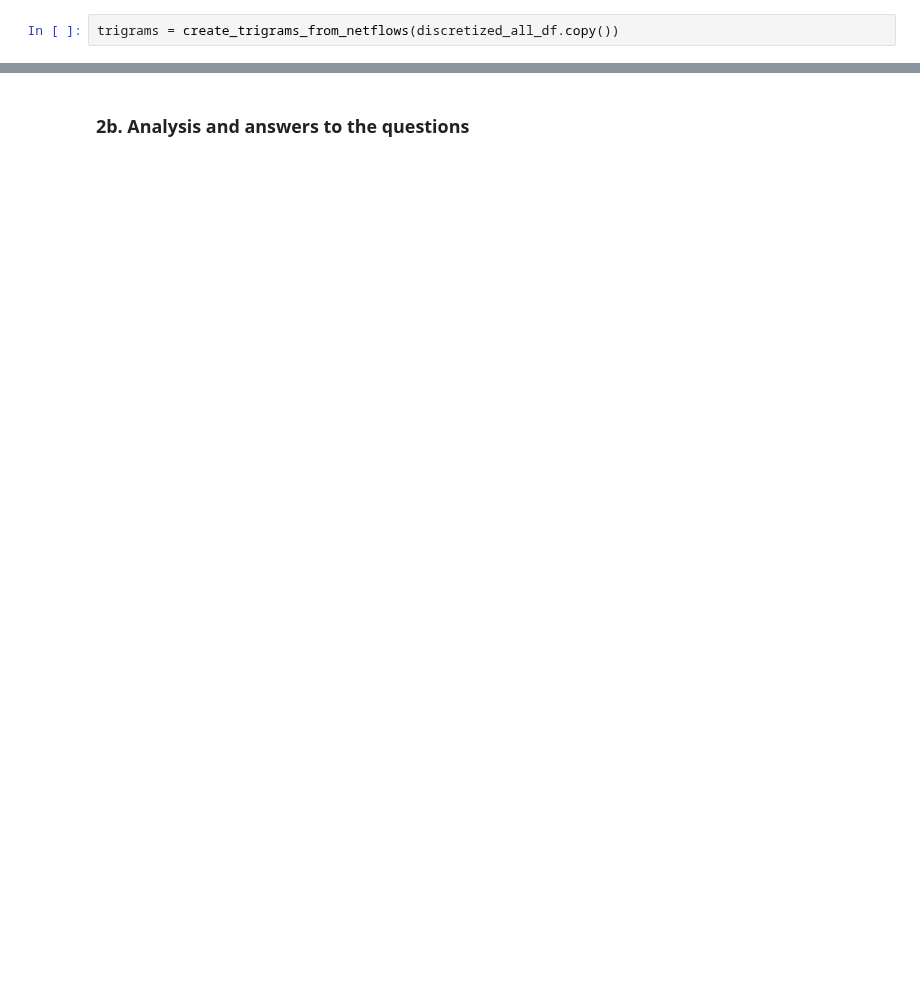
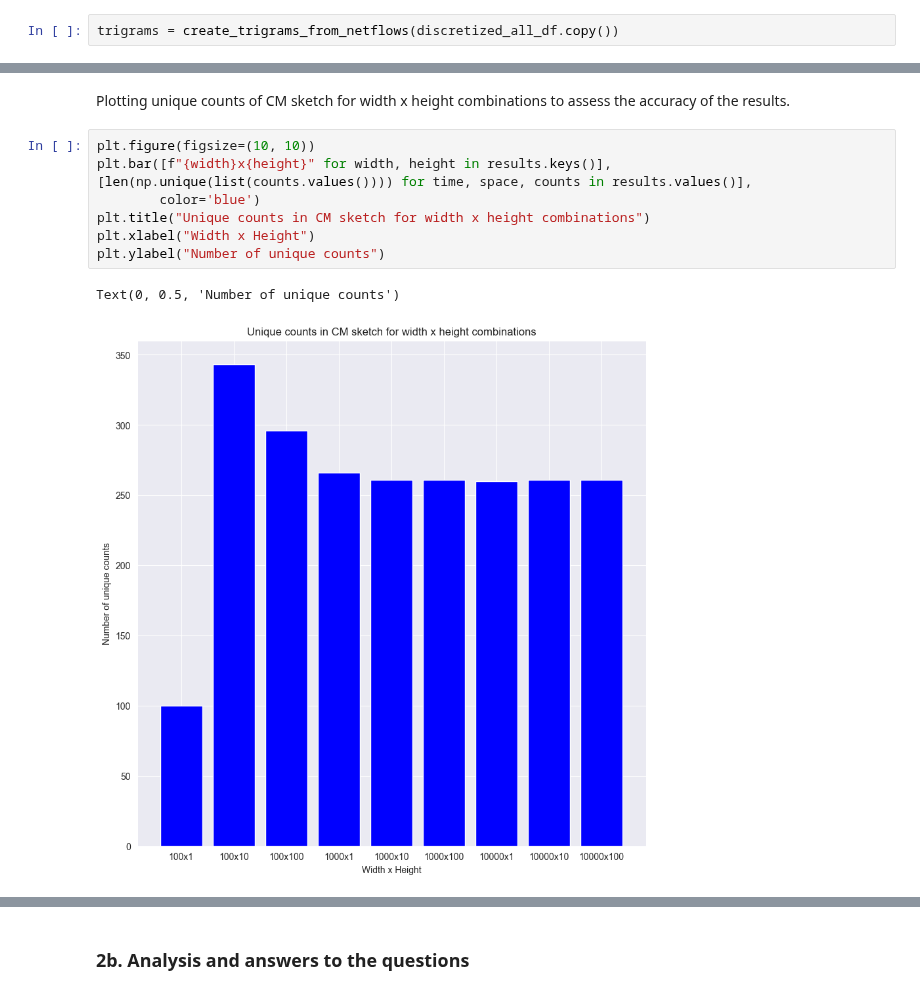
Before and after one commit to kbaran1998/CS4035-cyber-data, a Jupyter notebook: lab3/Lab3.ipynb, the cells around one changed output, grey strips where cells are left out. Saved outputs shown, nothing was run; the diff lists cells and outputs as text; blank space fills up the shorter version.

```diff
--- a/lab3/Lab3.ipynb
+++ b/lab3/Lab3.ipynb
@@ -551,0 +608,12 @@ Width: 100, Height: 100
+# %% [markdown]
+Plotting unique counts of CM sketch for width x height combinations to assess the accuracy of the results.
+# %%
+plt.figure(figsize=(10, 10))
+plt.bar([f"{width}x{height}" for width, height in results.keys()], [len(np.unique(list(counts.values()))) for time, space, counts in results.values()],
+        color='blue')
+plt.title("Unique counts in CM sketch for width x height combinations")
+plt.xlabel("Width x Height")
+plt.ylabel("Number of unique counts")
+# %% [output]
+Text(0, 0.5, 'Number of unique counts')
+[figure, added]
```
Also changed, not shown: parts of 20 cells of this notebook.
